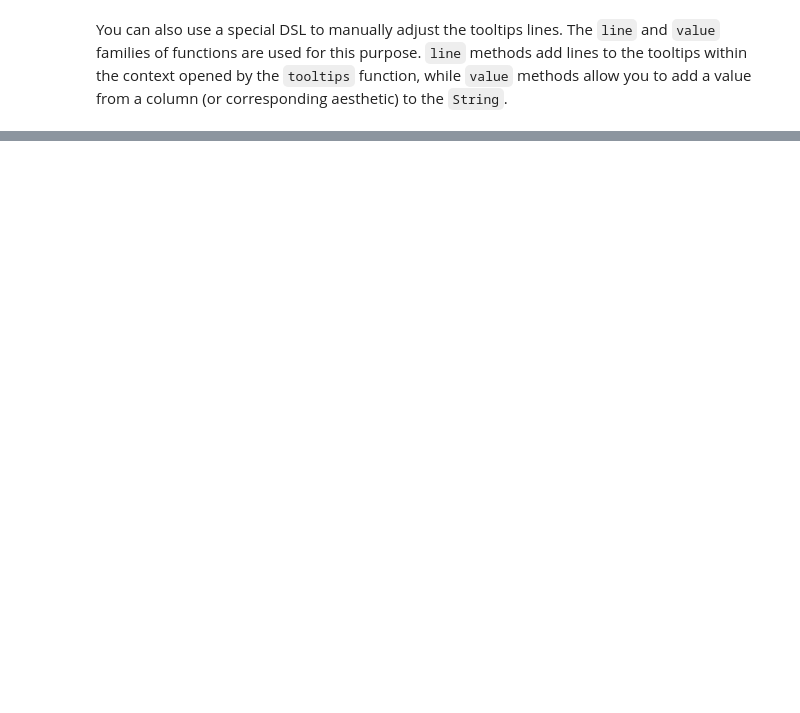
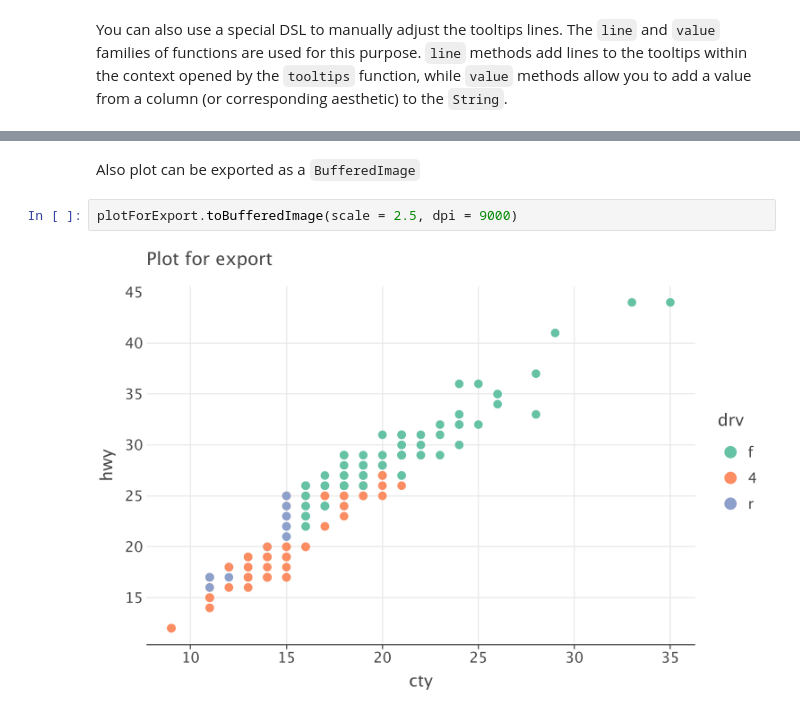
Before and after one commit to Kotlin/kandy, a Jupyter notebook: examples/notebooks/lets-plot/lets_plot_cheatsheet.ipynb, the cells around one changed output, grey strips where cells are left out. Drawn from its saved outputs; the diff is of its cells as text; blank space fills up the shorter version.

```diff
--- a/examples/notebooks/lets-plot/lets_plot_cheatsheet.ipynb
+++ b/examples/notebooks/lets-plot/lets_plot_cheatsheet.ipynb
@@ -984,3 +988,9 @@ plotForExport.save("plot.png", scale = 2.5, dpi = 9000, path = "./saved_plots")
 HTML("""<img src="./saved_plots/plot.png" width="600" height="400">""")
 # %% [output]
 [interactive output not drawn]
+# %% [markdown]
+Also plot can be exported as a `BufferedImage`
+# %%
+plotForExport.toBufferedImage(scale = 2.5, dpi = 9000)
+# %% [output]
+[figure, added]
```
Also changed, not shown: parts of 122 cells of this notebook, 1 other file.
